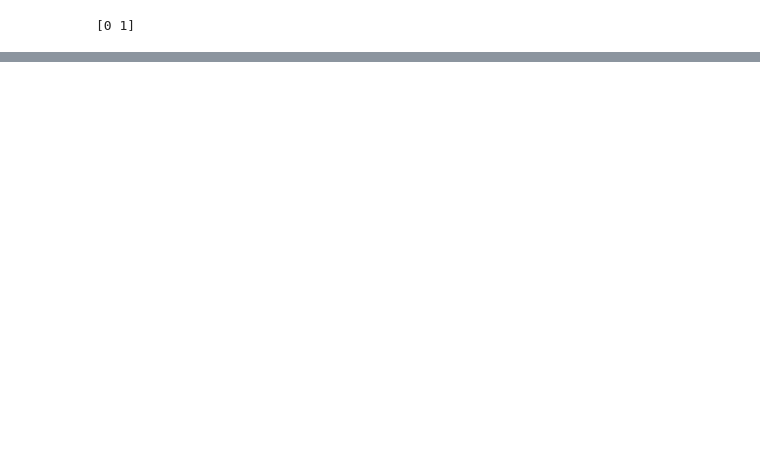
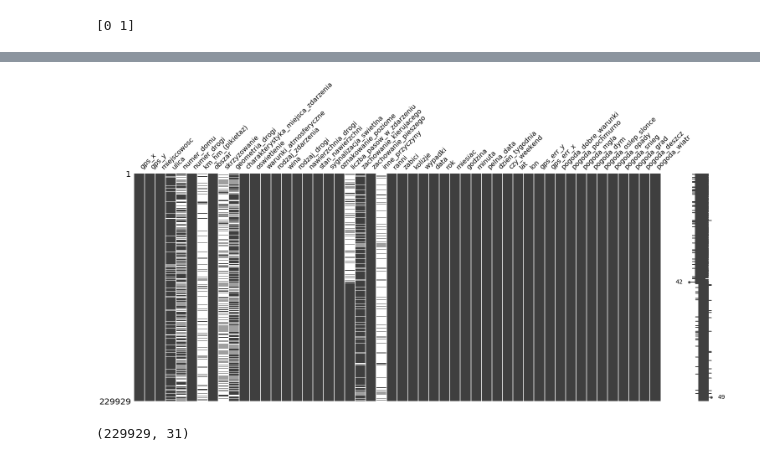
Before and after one commit to mgurg/DWC_KTW, a Jupyter notebook: Accidents/A_01.ipynb, the cells around one changed output, grey strips where cells are left out. Drawn from its saved outputs; the diff is of its cells as text; code cells hidden in the pictures; blank space fills up the shorter version.

Commit message:
data clean-up

```diff
--- a/Accidents/A_01.ipynb
+++ b/Accidents/A_01.ipynb
@@ -651,5 +803,2 @@ df['ranni'] = df['liczba_rannych_w_zdarzeniu']
 # %% [output]
 [ 0  4  1  2  3  6  5  9 11  8 26  7 10 12]
-# %%
-print(df['Liczba zabitych w zdarzeniu'].unique())
-df['zabici'] = df['Liczba zabitych w zdarzeniu']
@@ -657,0 +807,4 @@ df['zabici'] = df['Liczba zabitych w zdarzeniu']
+# %%
+print(df['liczba_zabitych_w_zdarzeniu'].unique())
+# df['zabici'] = df['liczba_zabitych_w_zdarzeniu']
+df.rename(columns={'liczba_zabitych_w_zdarzeniu':'zabici'}, inplace=True)
@@ -658,5 +815,7 @@ df['zabici'] = df['Liczba zabitych w zdarzeniu']
 # %%
-print(df['Liczba kolizji'].unique())
-df['kolizje'] = df['Liczba kolizji']
+print(df['liczba_kolizji'].unique())
+
+df.rename(columns={'liczba_kolizji':'kolizje'}, inplace=True)
+# df['kolizje'] = df['liczba_kolizji']
 # %% [output]
 [1 0]
@@ -663,5 +824,7 @@ df['kolizje'] = df['Liczba kolizji']
 # %%
-print(df['Liczba wypadków'].unique())
-df['wypadki'] = df['Liczba wypadków']
+print(df['liczba_wypadkow'].unique())
+# df['wypadki'] = df['liczba_wypadkow']
+
+df.rename(columns={'liczba_wypadkow':'wypadki'}, inplace=True)
 # %% [output]
 [0 1]
@@ -689,0 +848,4 @@ df['wypadki'] = df['Liczba wypadków']
+# %%
+msno.matrix(df);
+# %% [output]
+[figure, added]
@@ -689,0 +858,5 @@ df['wypadki'] = df['Liczba wypadków']
+# %%
+df_new = df.filter(clean_feats, axis=1).copy()
+df_new.shape
+# %% [output]
+(229929, 31)
```
Also changed, not shown: parts of 47 cells of this notebook, 2 other files.
